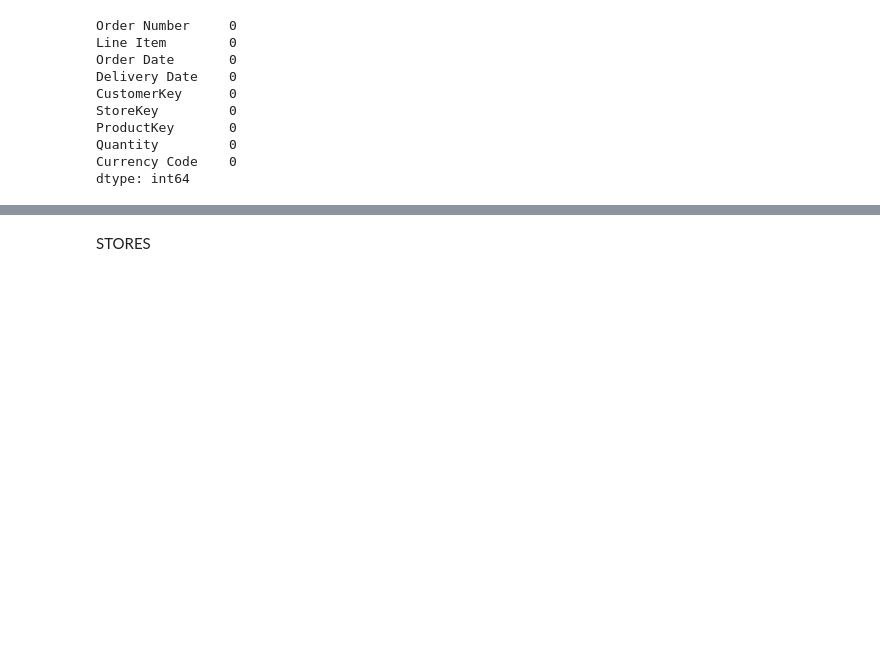
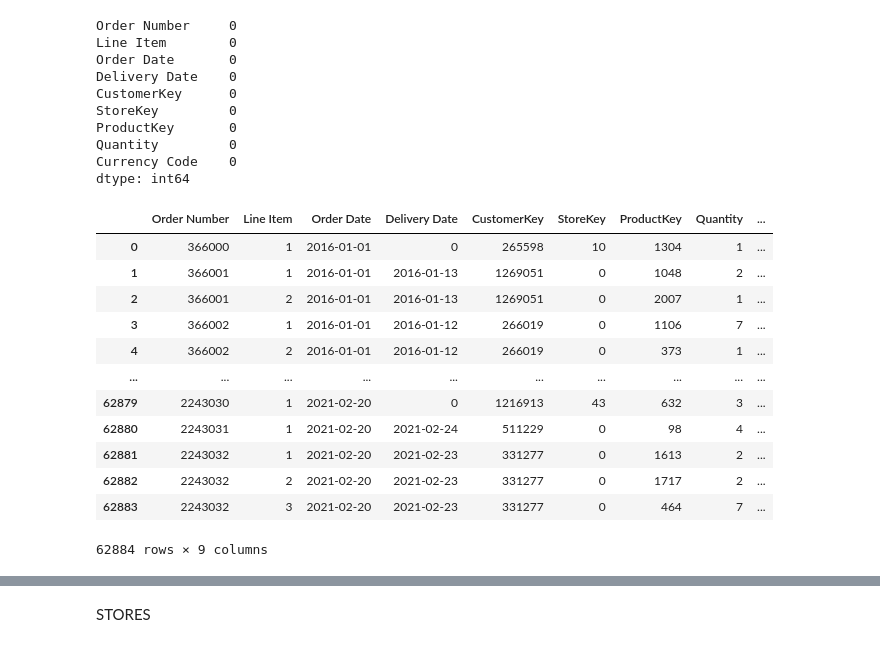
Before and after one commit to pranavivnv/DataSpark-Illuminating-Insights-for-Global-Electronics, a Jupyter notebook: Data_Cleaning_Preparation_sqlconn.ipynb, the cells around one changed output, grey strips where cells are left out. Drawn from its saved outputs; the diff is of its cells as text; code cells hidden in the pictures; blank space fills up the shorter version.

```diff
--- a/Data_Cleaning_Preparation_sqlconn.ipynb
+++ b/Data_Cleaning_Preparation_sqlconn.ipynb
@@ -493,3 +510,3 @@ memory usage: 4.3+ MB
 # %%
 #changing data type for order date to datetime
-df_sales['Order Date']=pd.to_datetime(df_sales['Order Date'],format="%m-%d-%Y", errors="coerce")
+df_sales['Order Date'] = pd.to_datetime(df_sales['Order Date'], format='%m/%d/%Y', errors='coerce').dt.strftime('%Y-%m-%d')
@@ -530,5 +526,6 @@ memory usage: 4.3+ MB
 # %%
 #Filling the missing values
+df_sales['Delivery Date'] = pd.to_datetime(df_sales['Delivery Date'], format='%m/%d/%Y', errors='coerce').dt.strftime('%Y-%m-%d')
 df_sales["Delivery Date"]=df_sales["Delivery Date"].fillna(0)
 # %%
 #checking for null values
@@ -544,3 +541,19 @@ ProductKey       0
 Quantity         0
 Currency Code    0
 dtype: int64
+# %%
+df_sales
+# %% [output]
+|  | Order Number | Line Item | Order Date | Delivery Date | CustomerKey | StoreKey | ProductKey | Quantity | ... |
+| 0 | 366000 | 1 | 2016-01-01 | 0 | 265598 | 10 | 1304 | 1 | ... |
+| 1 | 366001 | 1 | 2016-01-01 | 2016-01-13 | 1269051 | 0 | 1048 | 2 | ... |
+| 2 | 366001 | 2 | 2016-01-01 | 2016-01-13 | 1269051 | 0 | 2007 | 1 | ... |
+| 3 | 366002 | 1 | 2016-01-01 | 2016-01-12 | 266019 | 0 | 1106 | 7 | ... |
+| 4 | 366002 | 2 | 2016-01-01 | 2016-01-12 | 266019 | 0 | 373 | 1 | ... |
+| ... | ... | ... | ... | ... | ... | ... | ... | ... | ... |
+| 62879 | 2243030 | 1 | 2021-02-20 | 0 | 1216913 | 43 | 632 | 3 | ... |
+| 62880 | 2243031 | 1 | 2021-02-20 | 2021-02-24 | 511229 | 0 | 98 | 4 | ... |
+| 62881 | 2243032 | 1 | 2021-02-20 | 2021-02-23 | 331277 | 0 | 1613 | 2 | ... |
+| 62882 | 2243032 | 2 | 2021-02-20 | 2021-02-23 | 331277 | 0 | 1717 | 2 | ... |
+| 62883 | 2243032 | 3 | 2021-02-20 | 2021-02-23 | 331277 | 0 | 464 | 7 | ... |
+62884 rows × 9 columns
```
Also changed, not shown: parts of 8 cells of this notebook.
